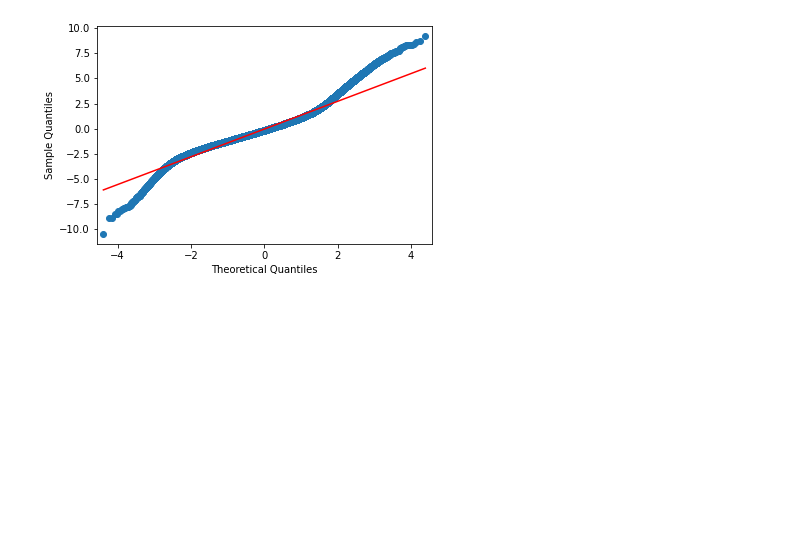
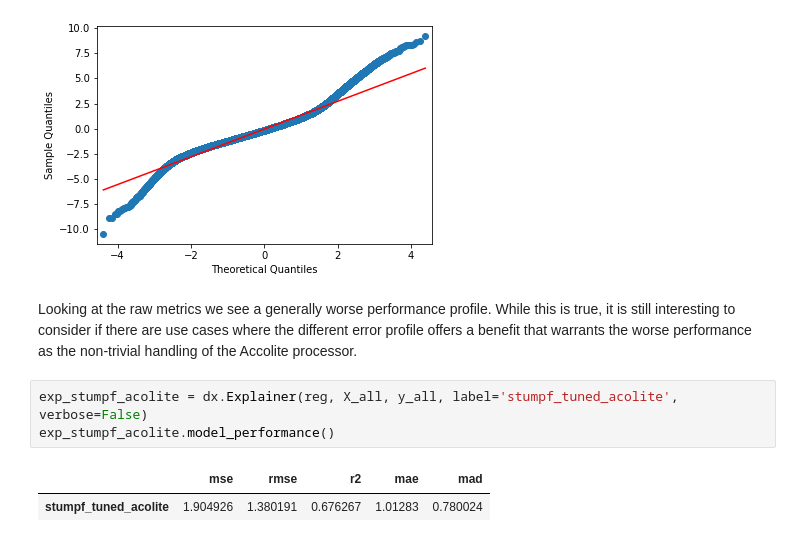
Before and after one commit to WalternativE/evaluation-preprocessing-methods-sentinel2-ml-based-bathymetry-estimation, a Jupyter notebook: notebooks/07__stumpf_log_regression_puerto_rico.ipynb, the cells around one changed output. Drawn from its saved outputs; the diff is of its cells as text; blank space fills up the shorter version.

```diff
--- a/notebooks/07__stumpf_log_regression_puerto_rico.ipynb
+++ b/notebooks/07__stumpf_log_regression_puerto_rico.ipynb
@@ -292,3 +306,11 @@ sm.qqplot(acolite_sdb_residuals, line='s')
 plt.show()
 # %% [output]
 [figure]
+# %% [markdown]
+Looking at the raw metrics we see a generally worse performance profile. While this is true, it is still interesting to consider if there are use cases where the different error profile offers a benefit that warrants the worse performance as the non-trivial handling of the Accolite processor.
+# %%
+exp_stumpf_acolite = dx.Explainer(reg, X_all, y_all, label='stumpf_tuned_acolite', verbose=False)
+exp_stumpf_acolite.model_performance()
+# %% [output]
+|  | mse | rmse | r2 | mae | mad |
+| stumpf_tuned_acolite | 1.904926 | 1.380191 | 0.676267 | 1.01283 | 0.780024 |
```
Also changed, not shown: parts of 24 cells of this notebook.
